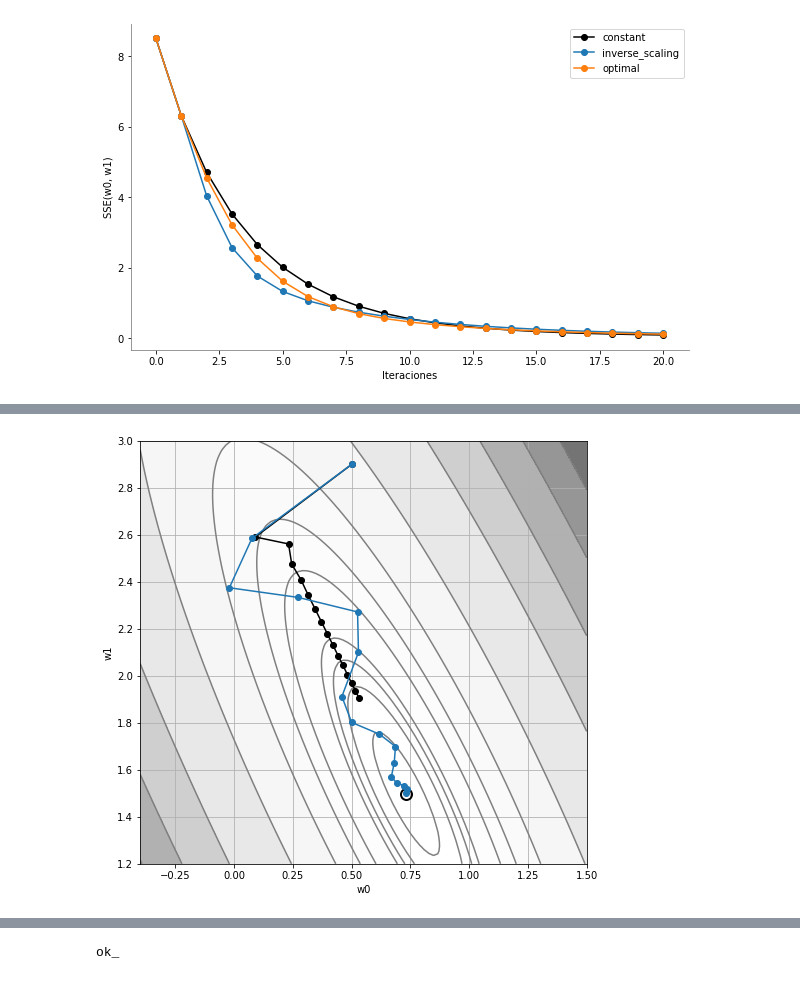
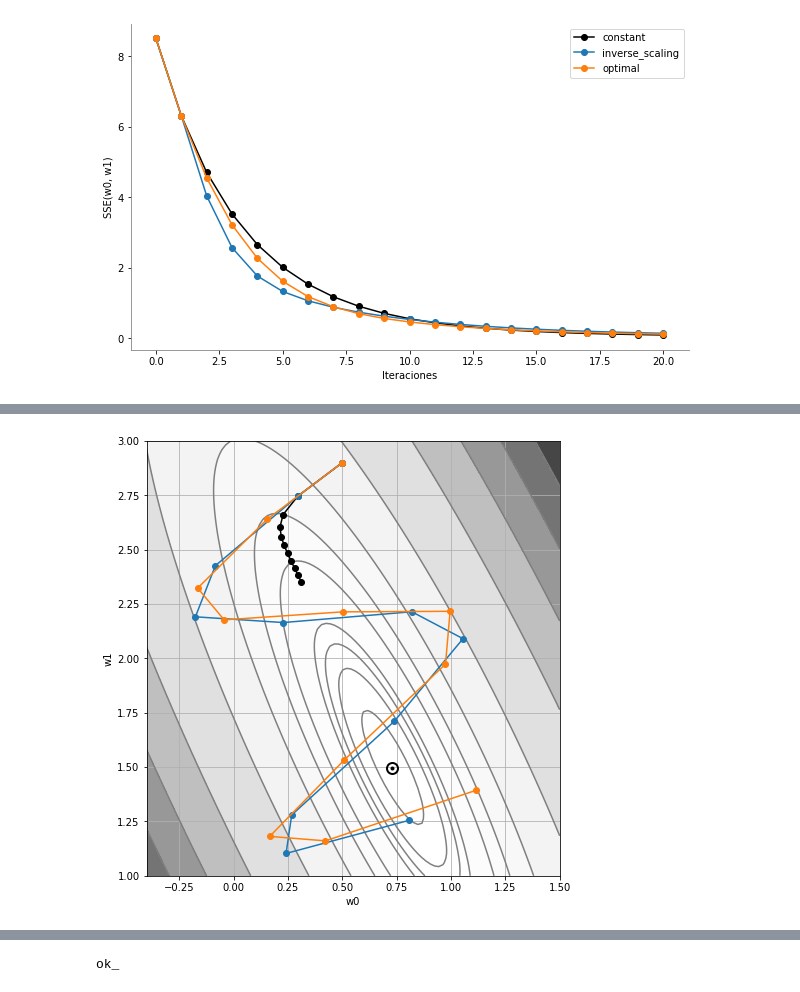
Before and after one commit to oecorrechag/vision-artificial, a Jupyter notebook: notebooks/Analítica Predictiva/Sesión 02/Fundamentos de optimización para ML/0.2.7 Algoritmos para modificar la tasa de aprendizaje.ipynb, the cells around one changed output, grey strips where cells are left out. Drawn from its saved outputs; the diff is of its cells as text; code cells hidden in the pictures.

```diff
--- a/notebooks/Analítica Predictiva/Sesión 02/Fundamentos de optimización para ML/0.2.7 Algoritmos para modificar la tasa de aprendizaje.ipynb
+++ b/notebooks/Analítica Predictiva/Sesión 02/Fundamentos de optimización para ML/0.2.7 Algoritmos para modificar la tasa de aprendizaje.ipynb
@@ -147,7 +144,7 @@ def sse(w0, w1):
 # %%
 def plot_contour():
 
-    W0 = np.linspace(-0.5, 1.5, 100)
+    W0 = np.linspace(-0.4, 1.5, 100)
     W1 = np.linspace(1.0, 3.0, 100)
     W0, W1 = np.meshgrid(W0, W1)
     F = sse(W0, W1)
@@ -440,22 +276,0 @@ La dirección tomada en la iteración anterior será Δwk−2. Ahora, solo es ne
-# %%
-def improve(w0, w1, mu, beta):
-
-    # Corrección en la iteración anterior.
-    global previous_delta_w0
-    global previous_delta_w1
-
-    # Computó del gradiente para los parámetros actuales
-    gradient_w0, gradient_w1 = gradient(w0, w1)
-
-    # Corrección de los parámetros
-    delta_w0 = -mu * gradient_w0 + beta * previous_delta_w0
-    delta_w1 = -mu * gradient_w1 + beta * previous_delta_w1
-
-    # Almacenamiento de la corrección para la siguiente iteración
-    previous_delta_w0 = delta_w0
-    previous_delta_w1 = delta_w1
-
-    w0 = w0 + delta_w0
-    w1 = w1 + delta_w1
-
-    return w0, w1
@@ -540,10 +309,16 @@ def improve2(w0, w1, mu, beta):
 
     return w0, w1
 # %%
-def epocas(w0g, w1g, w0, w1, epocas, learning_rate, factor_beta):
+def epocas(w0, w1, epocas, learning_rate, factor_beta):
+
+    w0g, w1g = w0, w1
+    w0m1, w1m1 = w0, w1
+
+    n = 0.1
 
     history_gd = {"w0": [w0], "w1": [w1], "sse": [sse(w0, w1)]}
     history_dr = {"w0": [w0],"w1": [w1],"sse": [sse(w0, w1)]}
+    history_m1 = {"w0": [w0],"w1": [w1],"sse": [sse(w0, w1)]}
 
     previous_delta_w0 = 0
     previous_delta_w1 = 0
@@ -563,21 +338,30 @@ def epocas(w0g, w1g, w0, w1, epocas, learning_rate, factor_beta):
         history_dr["w1"].append(w1)
         history_dr["sse"].append(sse(w0, w1))
 
+
+        learning_rate2 = learning_rate / ((epocas + 1) ** n)
+        w0m1, w1m1 = improve2(w0m1, w1m1, learning_rate2, factor_beta)
+
+        history_m1["w0"].append(w0m1)
+        history_m1["w1"].append(w1m1)
+        history_m1["sse"].append(sse(w0m1, w1m1))
+
     #
     # Ultimo resultado obtenido
     #
     # print(" w0 = {:6.4f}\n w1 = {:6.4f}\nSSE = {:6.4f}".format(w0, w1, sse(w0, w1)))
 
-    return history_gd, history_dr
+    return history_gd, history_dr, history_m1
 # %%
-history_gd, history_dr = epocas(0.5, 2.9, 0.5, 2.9, 15, 0.02, 0.6)
+history_gd, history_dr, history_m1 = epocas(0.5, 2.9, 10, 0.01, 0.9)
 # %%
 plot_contour()
 plt.plot(history_gd["w0"], history_gd["w1"], marker="o", color="black")
 plt.plot(history_dr["w0"], history_dr["w1"], marker="o", color="tab:blue")
+plt.plot(history_m1["w0"], history_m1["w1"], marker="o", color="tab:orange")
 plt.show()
 # %% [output]
-[figure, old version]
+[figure, new version]
 # %%
 plt.figure(figsize=(10, 6))
 plt.plot(history_gd["sse"], "o-k", label="gradient descendent")
```
Also changed, not shown: parts of 21 cells of this notebook, 2 other files.
